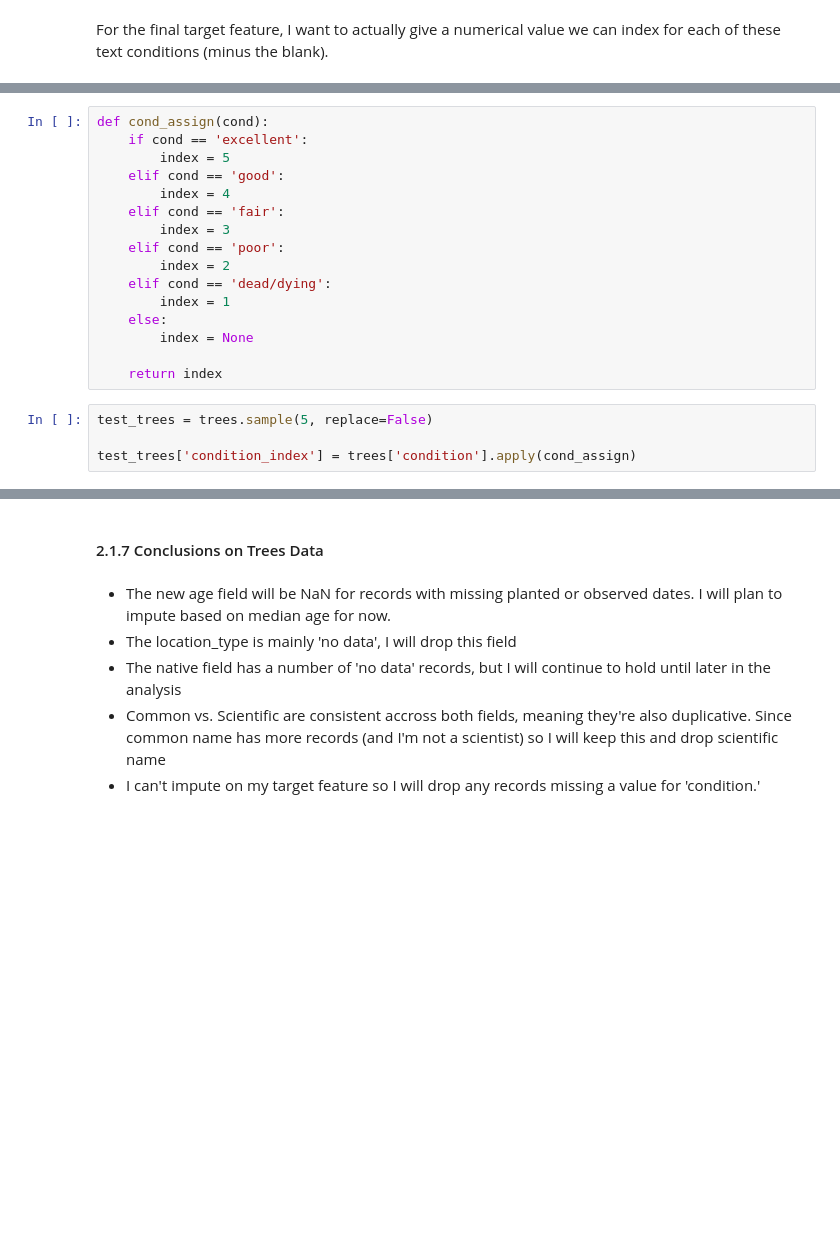
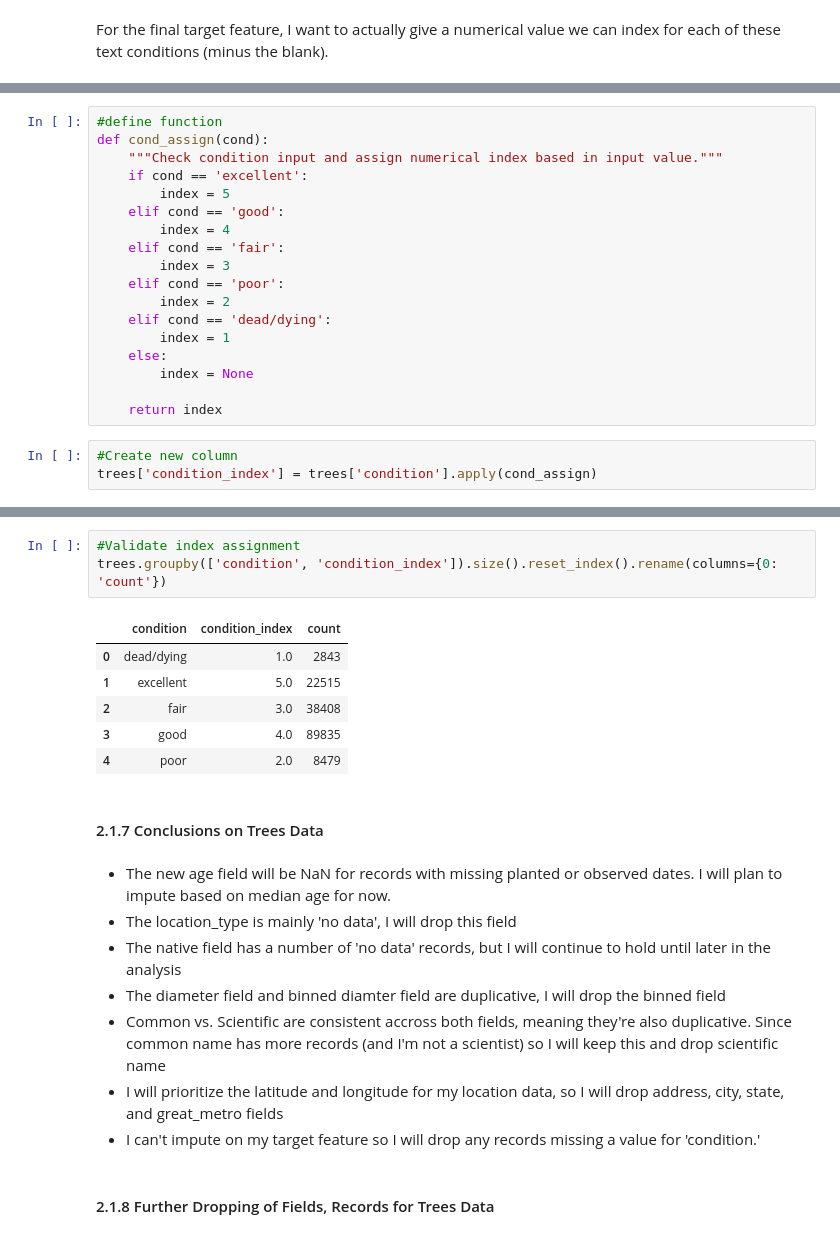
Before and after one commit to BrettlyCD/seattle-trees-project, a Jupyter notebook: 01_data_wrangling_st.ipynb, the cells around one changed output, grey strips where cells are left out. Cells and saved outputs as stored; diff of their text form; blank space fills up the shorter version.

Commit message:
Drop fields and records, prepare for pulling in climate data.

```diff
--- a/01_data_wrangling_st.ipynb
+++ b/01_data_wrangling_st.ipynb
@@ -327,5 +337,7 @@ For the final target feature, I want to actually give a numerical value we can i
 # %%
+#define function
 def cond_assign(cond):
+    """Check condition input and assign numerical index based in input value."""
     if cond == 'excellent':
         index = 5
     elif cond == 'good':
@@ -341,6 +353,5 @@ def cond_assign(cond):
 
     return index
 # %%
-test_trees = trees.sample(5, replace=False)
-
-test_trees['condition_index'] = trees['condition'].apply(cond_assign)
+#Create new column
+trees['condition_index'] = trees['condition'].apply(cond_assign)
@@ -356,8 +367,22 @@ test_trees
+# %%
+#Validate index assignment
+trees.groupby(['condition', 'condition_index']).size().reset_index().rename(columns={0: 'count'})
+# %% [output]
+|  | condition | condition_index | count |
+| 0 | dead/dying | 1.0 | 2843 |
+| 1 | excellent | 5.0 | 22515 |
+| 2 | fair | 3.0 | 38408 |
+| 3 | good | 4.0 | 89835 |
+| 4 | poor | 2.0 | 8479 |
 # %% [markdown]
 #### 2.1.7 Conclusions on Trees Data
 # %% [markdown]
 - The new age field will be NaN for records with missing planted or observed dates. I will plan to impute based on median age for now.
 - The location_type is mainly 'no data', I will drop this field
 - The native field has a number of 'no data' records, but I will continue to hold until later in the analysis
+- The diameter field and binned diamter field are duplicative, I will drop the binned field
 - Common vs. Scientific are consistent accross both fields, meaning they're also duplicative. Since common name has more records (and I'm not a scientist) so I will keep this and drop scientific name
+- I will prioritize the latitude and longitude for my location data, so I will drop address, city, state, and great_metro fields
 - I can't impute on my target feature so I will drop any records missing a value for 'condition.'
+# %% [markdown]
+#### 2.1.8 Further Dropping of Fields, Records for Trees Data
```
Also changed, not shown: parts of 7 cells of this notebook.
